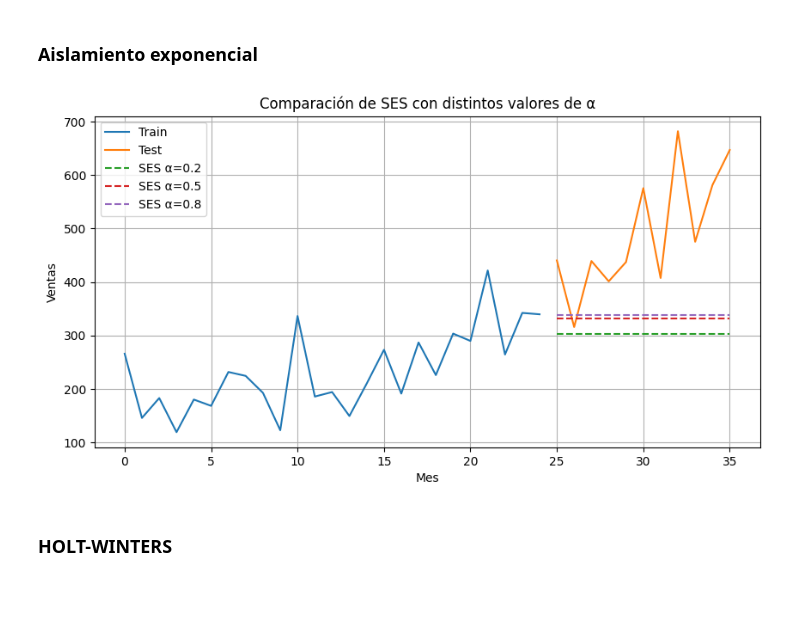
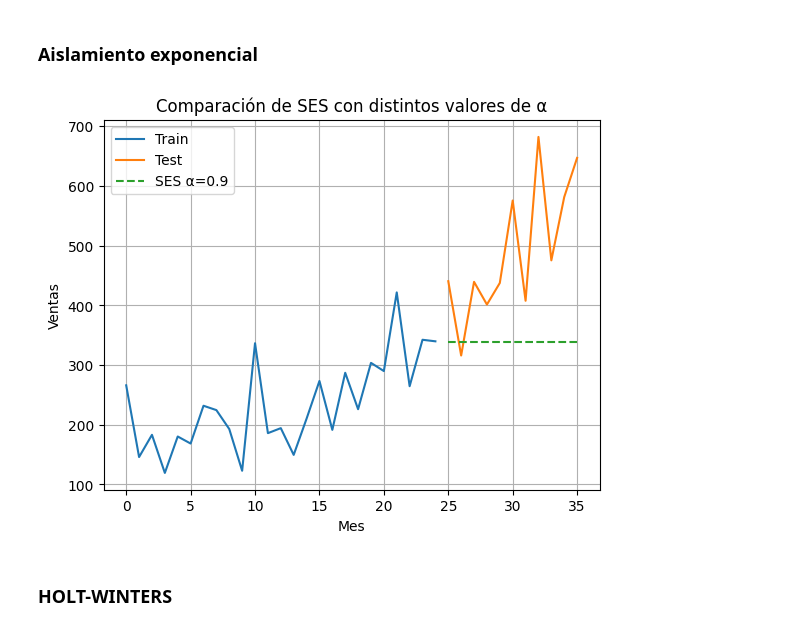
Before and after one commit to Fabiola-cc/Lab1_SeriesDeTiempo, a Jupyter notebook: ST_shampoo.ipynb, the cells around one changed output. Cells and saved outputs as stored; diff of their text form; code cells hidden in the pictures; blank space fills up the shorter version.

Commit message:
feat: comparacion de modelos

```diff
--- a/ST_shampoo.ipynb
+++ b/ST_shampoo.ipynb
@@ -9,20 +9,20 @@ import seaborn as sns
 ## Preparación
 # %%
 #Obtención de los df
-df = pd.read_csv('./shampoo.csv')
+data = pd.read_csv('./shampoo.csv')
 
 # Asumiendo que el primer año es 2001
 start_year = 2001
 # Convertimos "1-01" a "2001-01", "2-05" a "2002-05", etc.
-df['ParsedMonth'] = df['Month'].apply(lambda x: f"{start_year + int(x.split('-')[0]) - 1}-{x.split('-')[1]}")
+data['ParsedMonth'] = data['Month'].apply(lambda x: f"{start_year + int(x.split('-')[0]) - 1}-{x.split('-')[1]}")
 
 # Parseamos a datetime
-df['ParsedMonth'] = pd.to_datetime(df['ParsedMonth'], format='%Y-%m')
+data['ParsedMonth'] = pd.to_datetime(data['ParsedMonth'], format='%Y-%m')
 
-# Separación de los df train/test
-train_size = int(len(df) * 0.7)
-train_data = df[0:train_size]
-test_data = df[train_size:len(df)]
+# Separación de los data train/test
+train_size = int(len(data) * 0.7)
+train_data = data[0:train_size]
+test_data = data[train_size:len(data)]
 # %% [markdown]
 ## Análisis exploratorio
 # %%
@@ -91,33 +91,40 @@ Por lo que, en general no tiene mucho sentido separar en train y test.
 ### Aislamiento exponencial
 # %%
 from statsmodels.tsa.holtwinters import SimpleExpSmoothing
+from sklearn.metrics import mean_squared_error, mean_absolute_error
+import numpy as np
 
-# Valores de alpha que queremos probar
-alphas = [0.2, 0.5, 0.8]
+ses_results = []
 
-# Crear la figura
-plt.figure(figsize=(10, 5))
+for alpha in [0.1, 0.3, 0.5, 0.7, 0.9]:
+    modelo = SimpleExpSmoothing(train_data['Sales']).fit(smoothing_level=alpha, optimized=False)
+    pred = modelo.forecast(len(test_data))
+
+    rmse = np.sqrt(mean_squared_error(test_data['Sales'], pred))
+    mae = mean_absolute_error(test_data['Sales'], pred)
+
+    ses_results.append({'modelo': f'SES α={alpha}', 'RMSE': rmse, 'MAE': mae, 'predicciones': pred})
+
+# Elección del mejor modelo
+ses_df = pd.DataFrame(ses_results)
+mejor_ses = ses_df.sort_values(by='RMSE').iloc[0]
 
 # Graficar los datos reales
 plt.plot(train_data.index, train_data['Sales'], label='Train')
 plt.plot(test_data.index, test_data['Sales'], label='Test')
 
-# Entrenar un modelo para cada alpha y graficar la predicción
-for alpha in alphas:
-    modelo = SimpleExpSmoothing(train_data['Sales'])
-    modelo_ajustado = modelo.fit(smoothing_level=alpha, optimized=False)
-    predicciones = modelo_ajustado.forecast(len(test_data))
-    plt.plot(test_data.index, predicciones, label=f'SES α={alpha}', linestyle='--')
+# Graficar la predicción
+plt.plot(test_data.index, mejor_ses['predicciones'], label=f'SES α={alpha}', linestyle='--')
 
 # Personalización de la gráfica
 plt.title('Comparación de SES con distintos valores de α')
 plt.xlabel('Mes')
 plt.ylabel('Ventas')
 plt.legend()
 plt.grid(True)
 plt.show()
 # %% [output]
-[figure, old version]
+[figure, new version]
 # %% [markdown]
 ### HOLT-WINTERS
 # %%
```
Also changed, not shown: parts of 10 cells of this notebook.
